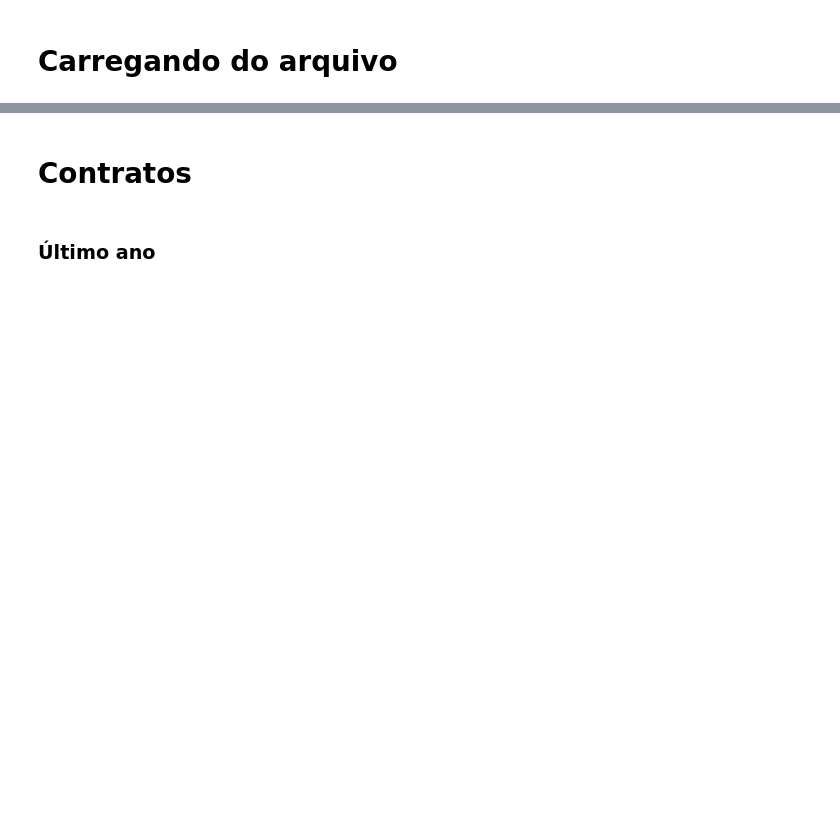
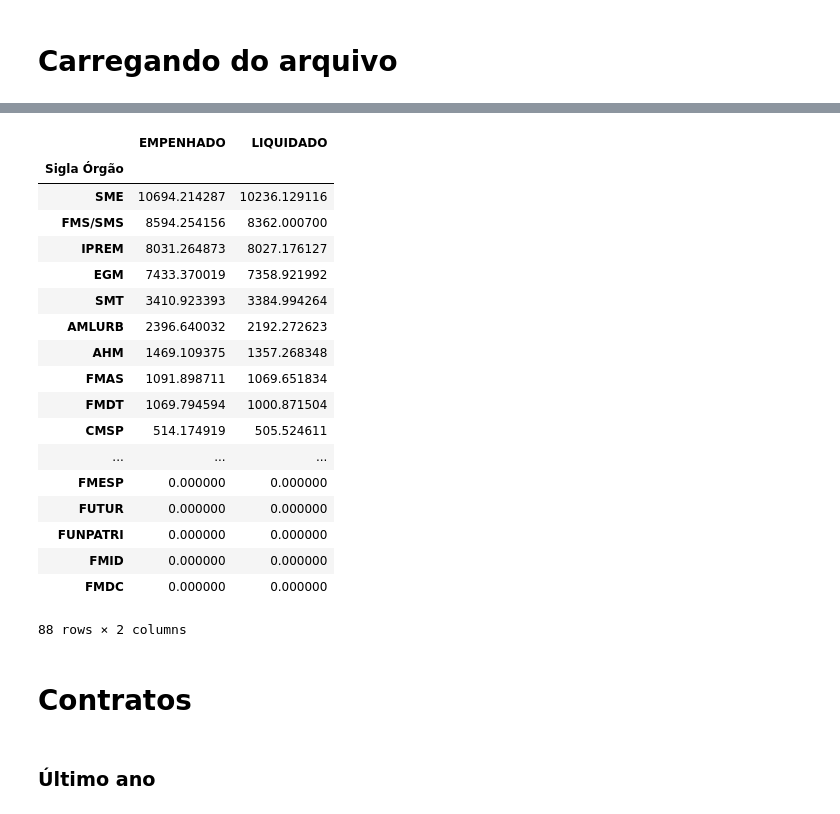
Before and after one commit to bplmp/orcamento-sme-analise, a Jupyter notebook: visualizacao-orcamento-sme.ipynb, the cells around one changed output, grey strips where cells are left out. Cells and saved outputs as stored; diff of their text form; code cells hidden in the pictures; blank space fills up the shorter version.

Commit message:
calculate expenses for all PMSP budget

```diff
--- a/visualizacao-orcamento-sme.ipynb
+++ b/visualizacao-orcamento-sme.ipynb
@@ -26,0 +29,5 @@ headers = {'Authorization' : str('Bearer ' + TOKEN)}
+# %%
+# baixado de http://orcamento.sf.prefeitura.sp.gov.br/orcamento/execucao.php
+# http://orcamento.sf.prefeitura.sp.gov.br/orcamento/uploads/2017/qdd_2017.xls
+pmsp_df = pd.read_excel('dados/qdd_2017.xls')
+pmsp_df.columns.values
@@ -27,3 +52,29 @@ headers = {'Authorization' : str('Bearer ' + TOKEN)}
+# %%
+(pmsp_df
+ .groupby(['Sigla Órgão'])['EMPENHADO', 'LIQUIDADO']
+ .sum().apply(lambda x: x / 1000000)
+ .sort_values('LIQUIDADO', ascending=False)
+)
+# %% [output]
+|  | EMPENHADO | LIQUIDADO |
+| Sigla Órgão |  |  |
+| SME | 10694.214287 | 10236.129116 |
+| FMS/SMS | 8594.254156 | 8362.000700 |
+| IPREM | 8031.264873 | 8027.176127 |
+| EGM | 7433.370019 | 7358.921992 |
+| SMT | 3410.923393 | 3384.994264 |
+| AMLURB | 2396.640032 | 2192.272623 |
+| AHM | 1469.109375 | 1357.268348 |
+| FMAS | 1091.898711 | 1069.651834 |
+| FMDT | 1069.794594 | 1000.871504 |
+| CMSP | 514.174919 | 505.524611 |
+| ... | ... | ... |
+| FMESP | 0.000000 | 0.000000 |
+| FUTUR | 0.000000 | 0.000000 |
+| FUNPATRI | 0.000000 | 0.000000 |
+| FMID | 0.000000 | 0.000000 |
+| FMDC | 0.000000 | 0.000000 |
+88 rows × 2 columns
 # %% [markdown]
 # Contratos
 # %% [markdown]
```
Also changed, not shown: parts of 9 cells of this notebook, 2 other files.
